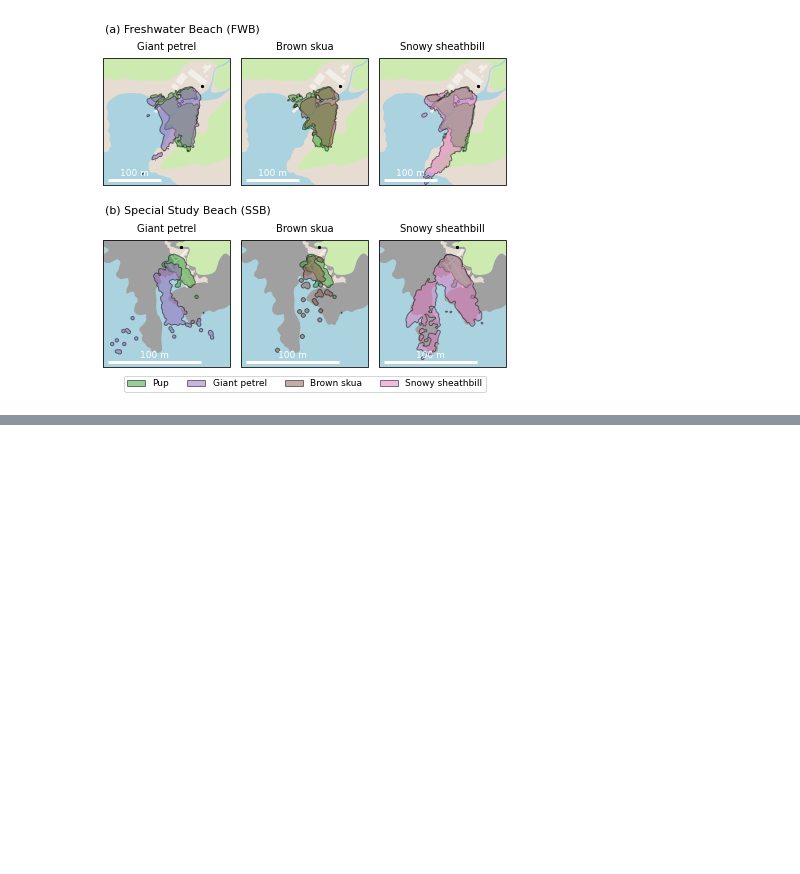
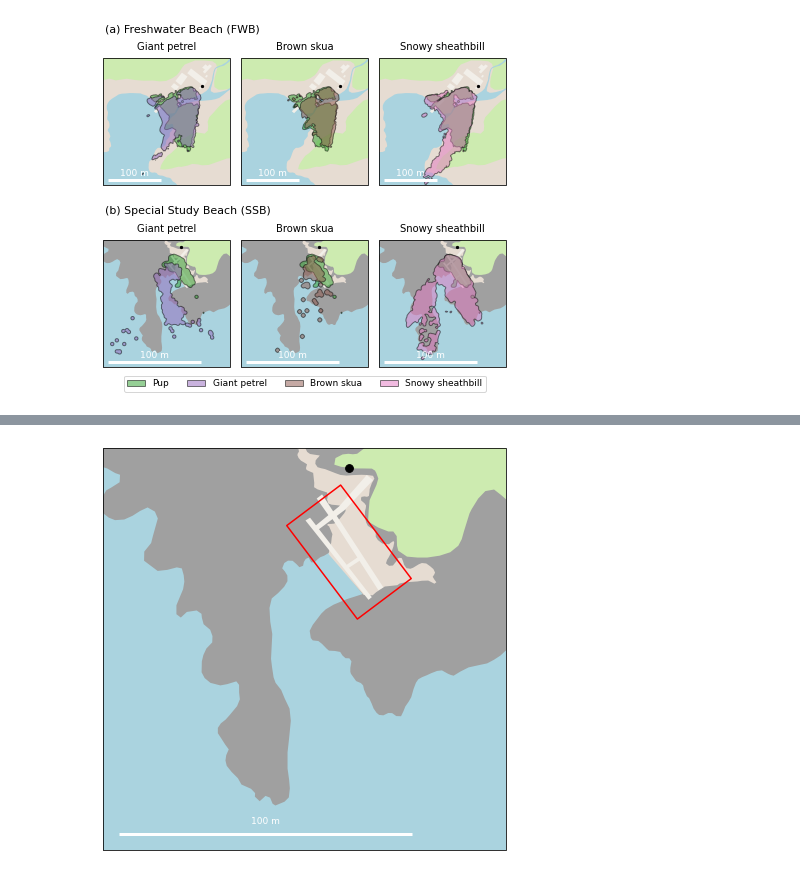
Before and after one commit to fabrylab/AntarcticFurSealDensity, a Jupyter notebook: analysis.ipynb, the cells around one changed output, grey strips where cells are left out. Saved outputs shown, nothing was run; the diff lists cells and outputs as text; code cells hidden in the pictures; blank space fills up the shorter version.

```diff
--- a/analysis.ipynb
+++ b/analysis.ipynb
@@ -1338,0 +1709,68 @@ Special Study Beach (SSB) A covered by B sheathbill 99.28206960677524
+# %%
+ge_dataset = DATASETS[1]  # SSB
+img = plt.imread(ge_dataset["png"])
+marker, fov, polys = read_cdb_layers(ge_dataset["cdb"],
+                                      wanted_layers=["background","water","rocks","beach","vegetation","passway"])
+kml_corners = read_kml_corners(ge_dataset["kml"])
+marker[["lon","lat"]] = kml_corners[["lon","lat"]].to_numpy()
+pixel2ll = fit_pixel2lonlat(marker)
+
+fig, ax = plt.subplots(figsize=(5.9, 5.9), subplot_kw={'projection': ccrs.Mercator()})
+plot_ge_dataset(ge_dataset, ax, ["background","water","rocks","beach","vegetation","passway"])
+
+# # --- Beach polygon in space coords → GPS ---
+# beach_mp_gps = multipolygon_to_gps(cam_ssb, beach_mp)
+# ax.add_geometries(beach_mp_gps, crs=ccrs.PlateCarree(), edgecolor="red", facecolor='none',
+#                   alpha=1, lw=1.5, zorder=5)
+
+# --- Camera position ---
+ax.scatter(cam_ssb.gps_lon, cam_ssb.gps_lat, c="k", s=60, marker="o",
+           transform=ccrs.PlateCarree(), zorder=6, label="Camera")
+
+add_scalebar(ax, 100, label='100 m', location='lower left', color="white")
+
+# --- Female detections: x_m, y_m → GPS ---
+# animal = "male"
+# animals = ssb[ssb["class"] == animal].dropna(subset=["x_m", "y_m"])
+# pts_space = np.column_stack([animals["x_m"].values,
+#                               animals["y_m"].values,
+#                               np.zeros(len(animals))])
+# gps = cam_ssb.gpsFromSpace(pts_space)
+# ax.scatter(gps[:, 1], gps[:, 0],
+#            c=colors[animal], s=0.1, alpha=0.7, zorder=10,
+#            transform=ccrs.PlateCarree(), label=animal)
+
+
+
+# --- Rectangle defined by start, width, height, angle → yellow polygon ---
+rect_x0     = -3
+rect_y0     = -6
+rect_width  = 40
+rect_height = -23
+rect_angle  = -53
+
+angle_rad = np.deg2rad(rect_angle)
+cos_a, sin_a = np.cos(angle_rad), np.sin(angle_rad)
+
+corners_local = np.array([
+    [0,          0],
+    [rect_width, 0],
+    [rect_width, rect_height],
+    [0,          rect_height],
+])
+corners_space = np.column_stack([
+    rect_x0 + corners_local[:, 0] * cos_a - corners_local[:, 1] * sin_a,
+    rect_y0 + corners_local[:, 0] * sin_a + corners_local[:, 1] * cos_a,
+])
+corners_3d  = np.column_stack([corners_space, np.zeros(len(corners_space))])
+gps_corners = cam_ssb.gpsFromSpace(corners_3d)
+rect_poly_ssb   = ShapelyPolygon(zip(gps_corners[:, 1], gps_corners[:, 0]))
+ax.add_geometries([rect_poly_ssb], crs=ccrs.PlateCarree(),
+                  facecolor='none', edgecolor='red',
+                  lw=1.5, zorder=12)
+
+plt.tight_layout()
+plt.savefig("figures/SIfigure6", dpi=300, bbox_inches='tight', facecolor="white")
+plt.show()
+# %% [output]
+[figure, added]
```
Also changed, not shown: parts of 23 cells of this notebook.
